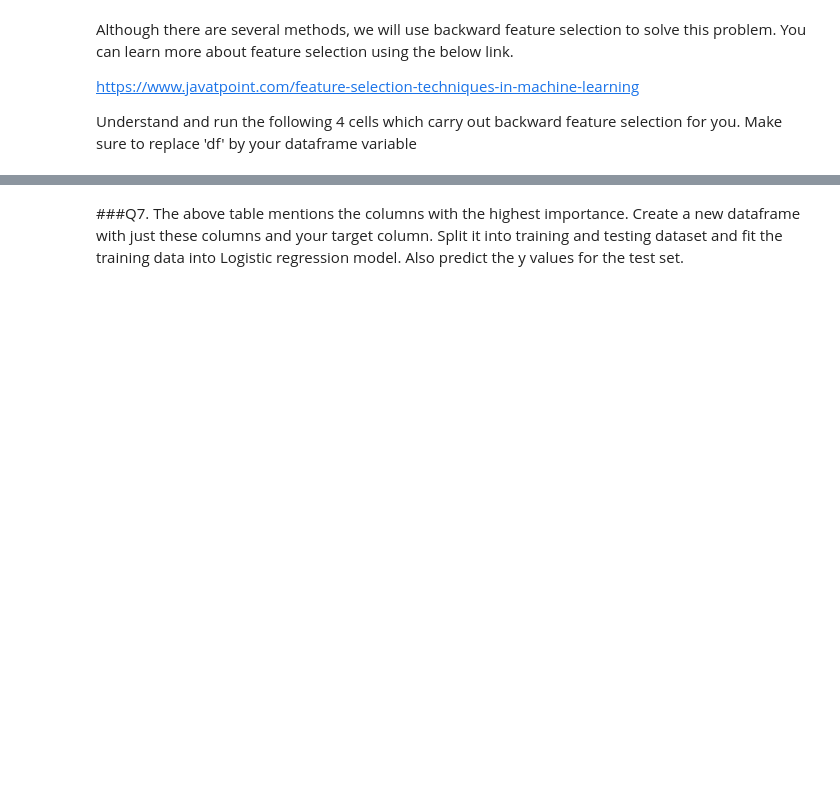
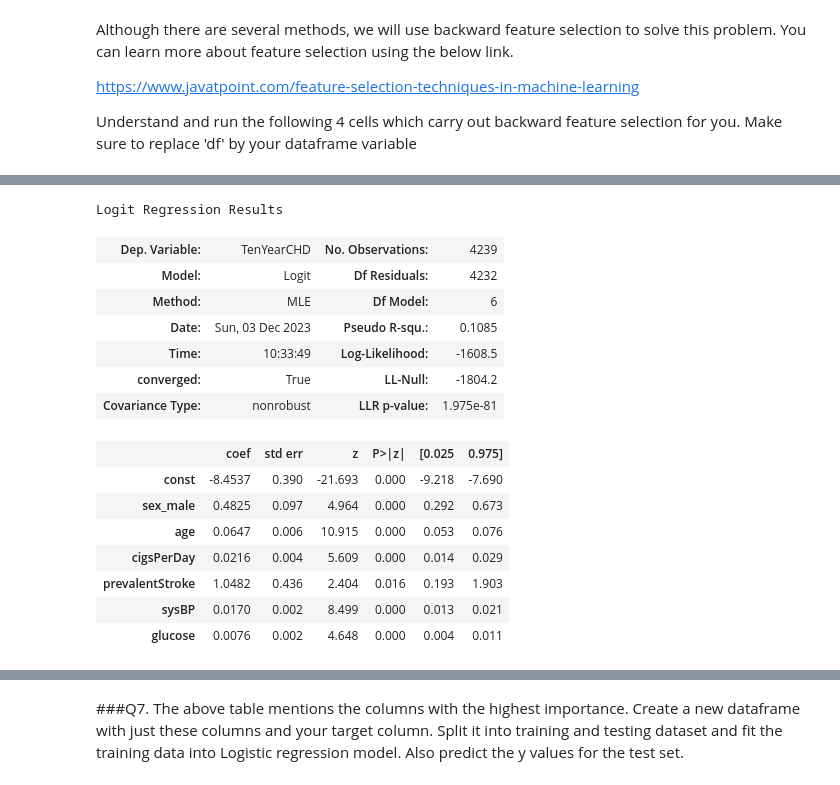
Before and after one commit to amanmehra-23/compute, a Jupyter notebook: Compute_LogReg_Task.ipynb, the cells around one changed output, grey strips where cells are left out. Drawn from its saved outputs; the diff is of its cells as text; code cells hidden in the pictures; blank space fills up the shorter version.

```diff
--- a/Compute_LogReg_Task.ipynb
+++ b/Compute_LogReg_Task.ipynb
@@ -124,6 +124,8 @@ df['totChol'].fillna(df['totChol'].mean(), inplace=True)
 df['BMI'].fillna(df['BMI'].mean(), inplace=True)
 df['BPMeds'].fillna(0, inplace=True)
 df['glucose'].fillna(df['glucose'].mean(), inplace=True)
+# %%
+df.dropna(inplace=True)
 # %% [markdown]
 ###Q4. The following code is set up for you, replace 'dataframe' with the name of the your variable. What do you understand from this EDA? Why do some graphs have only two bars, at 0 and 1 and others have multiple?
 # %%
@@ -188,16 +235,33 @@ result.summary()
 # %%
-def back_feature_elem (data_frame, dep_var, col_list):
+def back_feature_elem (df, dep_var, col_list):
     while len(col_list)>0 :
-        model = sm.Logit(dep_var,data_frame[col_list])
+        model = sm.Logit(dep_var,df[col_list])
         result = model.fit(disp=0)
         largest_pvalue = round(result.pvalues,3).nlargest(1)
         if largest_pvalue[0]<(0.05):
             return result
             break
         else:
             col_list = col_list.drop(largest_pvalue.index)
 result = back_feature_elem(df_constant, df.TenYearCHD, cols)
 result.summary()
+# %% [output]
+Logit Regression Results
+| Dep. Variable: | TenYearCHD | No. Observations: | 4239 |
+| Model: | Logit | Df Residuals: | 4232 |
+| Method: | MLE | Df Model: | 6 |
+| Date: | Sun, 03 Dec 2023 | Pseudo R-squ.: | 0.1085 |
+| Time: | 10:33:49 | Log-Likelihood: | -1608.5 |
+| converged: | True | LL-Null: | -1804.2 |
+| Covariance Type: | nonrobust | LLR p-value: | 1.975e-81 |
+|  | coef | std err | z | P>|z| | [0.025 | 0.975] |
+| const | -8.4537 | 0.390 | -21.693 | 0.000 | -9.218 | -7.690 |
+| sex_male | 0.4825 | 0.097 | 4.964 | 0.000 | 0.292 | 0.673 |
+| age | 0.0647 | 0.006 | 10.915 | 0.000 | 0.053 | 0.076 |
+| cigsPerDay | 0.0216 | 0.004 | 5.609 | 0.000 | 0.014 | 0.029 |
+| prevalentStroke | 1.0482 | 0.436 | 2.404 | 0.016 | 0.193 | 1.903 |
+| sysBP | 0.0170 | 0.002 | 8.499 | 0.000 | 0.013 | 0.021 |
+| glucose | 0.0076 | 0.002 | 4.648 | 0.000 | 0.004 | 0.011 |
 # %%
 params = np.exp(result.params)
 conf = np.exp(result.conf_int())
```
Also changed, not shown: parts of 16 cells of this notebook.
